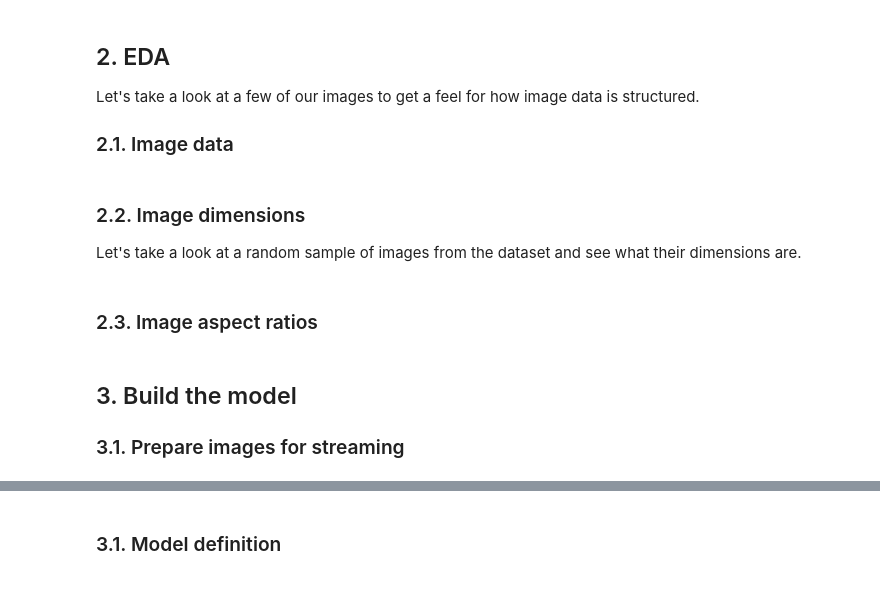
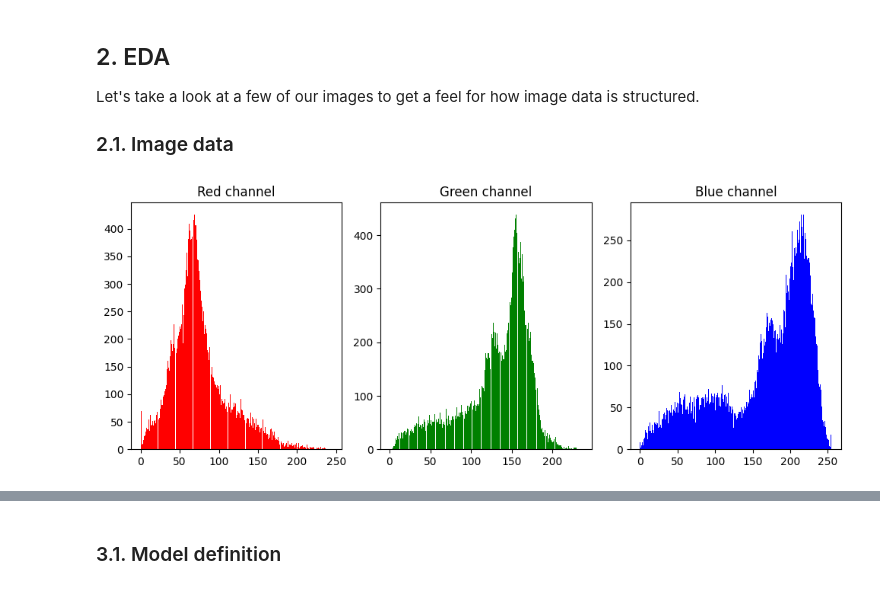
Before and after one commit to drtclem/Image_Class, a Jupyter notebook: src/mvp.ipynb, the cells around one changed output, grey strips where cells are left out. Drawn from its saved outputs; the diff is of its cells as text; code cells hidden in the pictures.

```diff
--- a/src/mvp.ipynb
+++ b/src/mvp.ipynb
@@ -63,4 +97,0 @@ Let's take a look at a few of our images to get a feel for how image data is str
-# %% [markdown]
-### 2.2. Image dimensions
-
-Let's take a look at a random sample of images from the dataset and see what their dimensions are.
@@ -69,2 +97,0 @@ Let's take a look at a random sample of images from the dataset and see what the
-# %% [markdown]
-### 2.3. Image aspect ratios
@@ -73,4 +98,21 @@ Let's take a look at a random sample of images from the dataset and see what the
-# %% [markdown]
-## 3. Build the model
-
-### 3.1. Prepare images for streaming
+# %%
+import numpy as np
+from PIL import Image
+import matplotlib.pyplot as plt
+
+# Example: loading an image (you may already have img)
+# img = Image.open('your_image.jpg')
+
+# Convert to numpy array
+img_array = np.array(img)
+
+# Now plot the histogram
+fig, axs = plt.subplots(1, 3, figsize=(10, 4))  # 1 row, 3 columns
+hist_channels = ['Red', 'Green', 'Blue']
+for i in range(3):
+    axs[i].hist(img_array[:, :, i].ravel(), bins=256, color=hist_channels[i].lower())
+    axs[i].set_title(f'{hist_channels[i]} channel')
+plt.tight_layout()
+plt.show()
+# %% [output]
+[figure, added]
```
Also changed, not shown: parts of 26 cells of this notebook, 1 other file.
